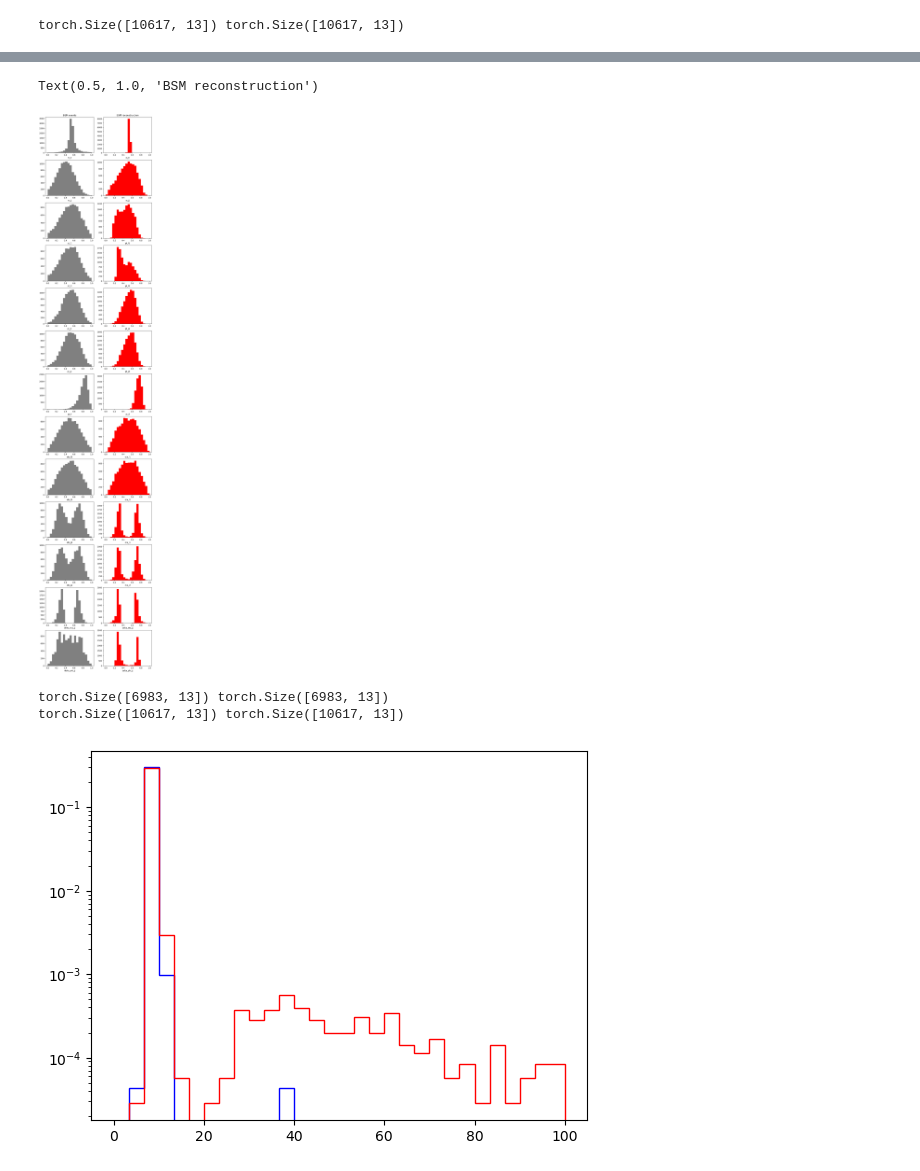
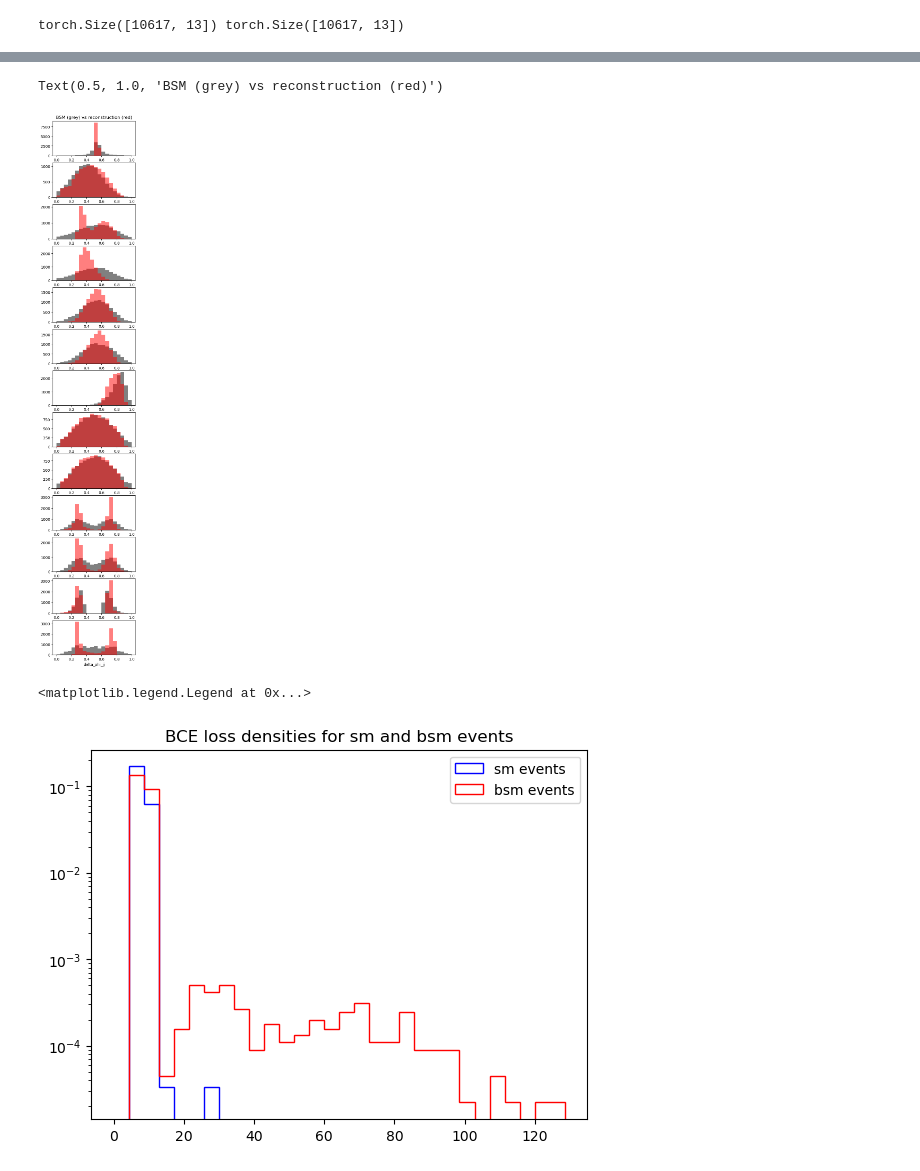
Before and after one commit to baptistebarthe/EFT-VAE, a Jupyter notebook: vae.ipynb, the cells around one changed output, grey strips where cells are left out. Cells and saved outputs as stored; diff of their text form; code cells hidden in the pictures.

```diff
--- a/vae.ipynb
+++ b/vae.ipynb
@@ -225,10 +224,10 @@ torch.Size([13898, 13]) torch.Size([13898, 13])
 # %%
 n_bins = 20
 n_features = len(selection)
-fig, ax = plt.subplots(n_features, 2, figsize=(10, 4 * n_features))
+fig, ax = plt.subplots(n_features, 1, figsize=(4, 2 * n_features))
 for i in range(n_features):
-    ax[i, 0].hist(X_test[:, i], bins=n_bins, range=(0, 1), color="grey")
-    ax[i, 1].hist(X_hat[:, i], bins=n_bins, range=(0, 1), color="red")
-    ax[i, 0].set_xlabel(selection[i])
-    ax[i, 1].set_xlabel(selection[i])
+    ax[i].hist(X_test[:, i], bins=n_bins, range=(0, 1), color="grey")
+    ax[i].hist(X_hat[:, i], bins=n_bins, range=(0, 1), color="red", alpha=0.5)
+    ax[i].set_xlabel(selection[i])
+ax[0].set_title("Test set (grey) vs reconstruction (red)")
 # %% [output]
@@ -287,7 +287,7 @@ torch.Size([10617, 13]) torch.Size([10617, 13])
 # %%
 n_bins = 20
 n_features = len(selection)
-fig, ax = plt.subplots(n_features, 2, figsize=(10, 4 * n_features))
+fig, ax = plt.subplots(n_features, 2, figsize=(5, 2 * n_features))
 for i in range(n_features):
     ax[i, 0].hist(X_sm[:, i], bins=n_bins, range=(0, 1), color="grey")
     ax[i, 1].hist(X_bsm[:, i], bins=n_bins, range=(0, 1), color="blue")
@@ -301,12 +301,11 @@ Text(0.5, 1.0, 'BSM events')
 # %%
 n_bins = 20
 n_features = len(selection)
-fig, ax = plt.subplots(n_features, 2, figsize=(10, 4 * n_features))
+fig, ax = plt.subplots(n_features, 1, figsize=(4, 2 * n_features))
 for i in range(n_features):
-    ax[i, 0].hist(X_sm[:, i], bins=n_bins, range=(0, 1), color="grey")
-    ax[i, 1].hist(X_sm_hat[:, i], bins=n_bins, range=(0, 1), color="red")
-    ax[i, 0].set_xlabel(selection[i])
-    ax[i, 1].set_xlabel(selection[i])
-ax[0, 0].set_title("SM events")
-ax[0, 1].set_title("SM reconstruction")
+    ax[i].hist(X_sm[:, i], bins=n_bins, range=(0, 1), color="grey")
+    ax[i].hist(X_sm_hat[:, i], bins=n_bins, range=(0, 1), color="red", alpha=0.5)
+    ax[i].set_xlabel(selection[i])
+
+ax[0].set_title("SM (grey) vs reconstruction (red)")
 # %% [output]
@@ -315,17 +314,15 @@ Text(0.5, 1.0, 'SM reconstruction')
 # %%
 n_bins = 20
 n_features = len(selection)
-fig, ax = plt.subplots(n_features, 2, figsize=(10, 4 * n_features))
+fig, ax = plt.subplots(n_features, 1, figsize=(4, 2 * n_features))
 for i in range(n_features):
-    ax[i, 0].hist(X_bsm[:, i], bins=n_bins, range=(0, 1), color="grey")
-    ax[i, 1].hist(X_bsm_hat[:, i], bins=n_bins, range=(0, 1), color="red")
-    ax[i, 0].set_xlabel(selection[i])
-    ax[i, 1].set_xlabel(selection[i])
-ax[0, 0].set_title("BSM events")
-ax[0, 1].set_title("BSM reconstruction")
+    ax[i].hist(X_bsm[:, i], bins=n_bins, range=(0, 1), color="grey")
+    ax[i].hist(X_bsm_hat[:, i], bins=n_bins, range=(0, 1), color="red", alpha=0.5)
+    ax[i].set_xlabel(selection[i])
+ax[0].set_title("BSM (grey) vs reconstruction (red)")
 # %% [output]
-Text(0.5, 1.0, 'BSM reconstruction')
+Text(0.5, 1.0, 'BSM (grey) vs reconstruction (red)')
-[figure, old version]
+[figure, new version]
 # %%
 def compute_errors(X, X_hat, loss_fn="bce"):
     n_events = X.shape[0]
@@ -346,25 +351,27 @@ def compute_errors(X, X_hat, loss_fn="bce"):
 # %%
+err_sm_bce = compute_errors(torch.from_numpy(X_sm).float(), X_sm_hat.float())
+err_bsm_bce = compute_errors(torch.from_numpy(X_bsm).float(), X_bsm_hat.float())
 plt.hist(
-    compute_errors(torch.from_numpy(X_sm).float(), X_sm_hat.float()),
+    err_sm_bce,
     bins=30,
-    range=(0, 100),
+    range=(0, np.max(err_bsm_bce)),
     density=True,
     color="blue",
     histtype="step",
-    label="sm events"
+    label="sm events",
 )
 plt.hist(
-    compute_errors(torch.from_numpy(X_bsm).float(), X_bsm_hat.float()),
+    err_bsm_bce,
     bins=30,
-    range=(0, 100),
+    range=(0, np.max(err_bsm_bce)),
     density=True,
     color="red",
     histtype="step",
-    label='bsm events'
+    label="bsm events",
 )
 plt.yscale("log")
 plt.title("BCE loss densities for sm and bsm events")
+plt.legend()
 # %% [output]
-torch.Size([6983, 13]) torch.Size([6983, 13])
-torch.Size([10617, 13]) torch.Size([10617, 13])
+<matplotlib.legend.Legend at 0x...>
-[figure, old version]
+[figure, new version]
```
Also changed, not shown: parts of 17 cells of this notebook, 8 other files.
